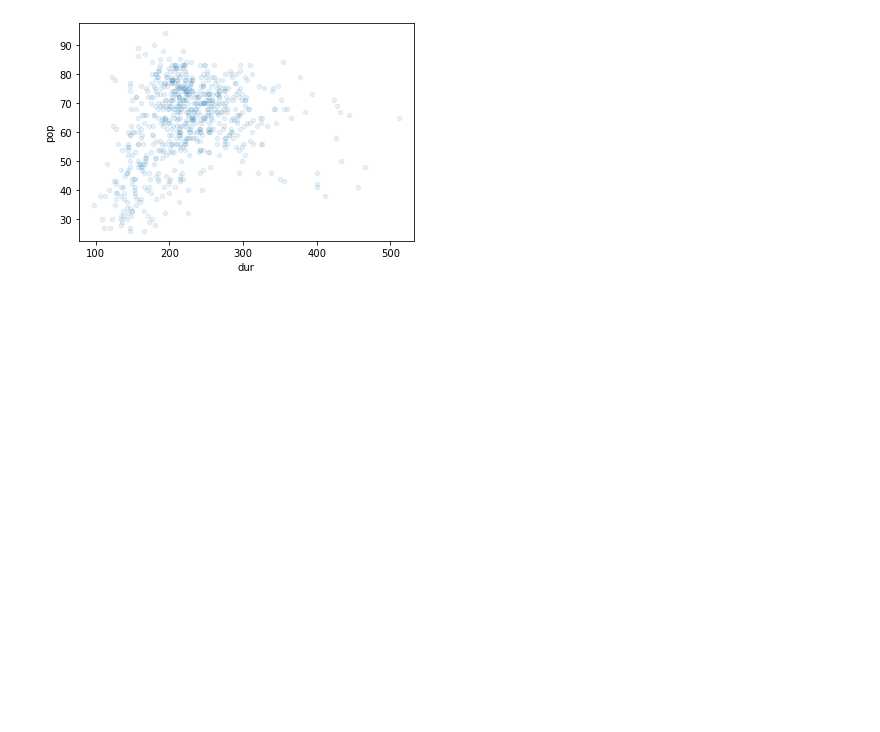
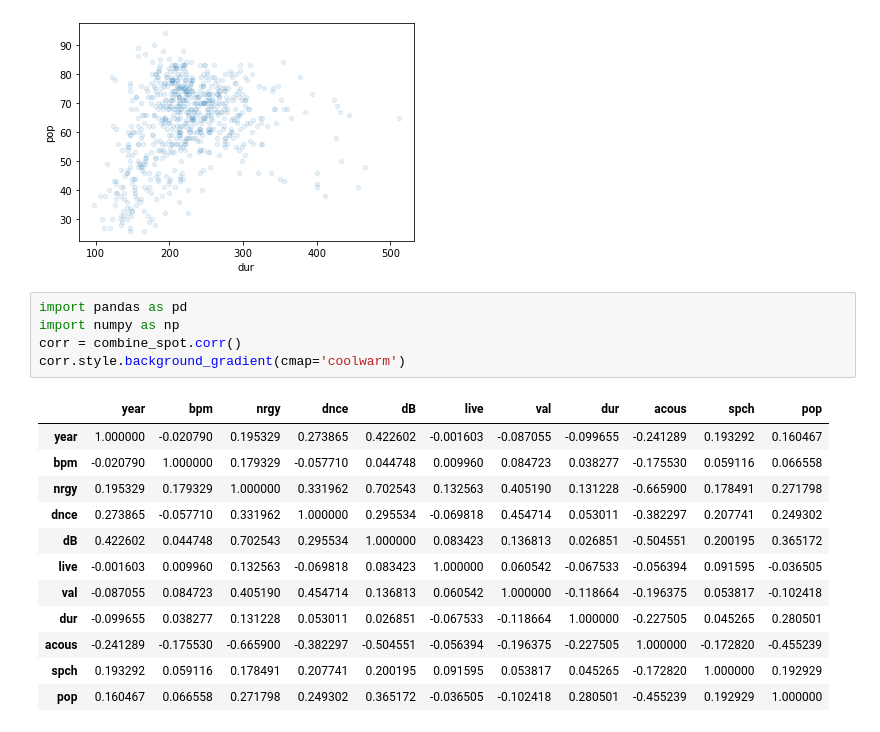
Before and after one commit to joebar200/CS986-final-final-, a Jupyter notebook: Check correlation in all data.ipynb, the cells around one changed output. Drawn from its saved outputs; the diff is of its cells as text; blank space fills up the shorter version.

```diff
--- a/Check correlation in all data.ipynb
+++ b/Check correlation in all data.ipynb
@@ -205,3 +228,21 @@ combine_spot.plot(kind="scatter", x="dur", y="pop",
 plt.show()
 # %% [output]
 [figure]
+# %%
+import pandas as pd
+import numpy as np
+corr = combine_spot.corr()
+corr.style.background_gradient(cmap='coolwarm')
+# %% [output]
+|  | year | bpm | nrgy | dnce | dB | live | val | dur | acous | spch | pop |
+| year | 1.000000 | -0.020790 | 0.195329 | 0.273865 | 0.422602 | -0.001603 | -0.087055 | -0.099655 | -0.241289 | 0.193292 | 0.160467 |
+| bpm | -0.020790 | 1.000000 | 0.179329 | -0.057710 | 0.044748 | 0.009960 | 0.084723 | 0.038277 | -0.175530 | 0.059116 | 0.066558 |
+| nrgy | 0.195329 | 0.179329 | 1.000000 | 0.331962 | 0.702543 | 0.132563 | 0.405190 | 0.131228 | -0.665900 | 0.178491 | 0.271798 |
+| dnce | 0.273865 | -0.057710 | 0.331962 | 1.000000 | 0.295534 | -0.069818 | 0.454714 | 0.053011 | -0.382297 | 0.207741 | 0.249302 |
+| dB | 0.422602 | 0.044748 | 0.702543 | 0.295534 | 1.000000 | 0.083423 | 0.136813 | 0.026851 | -0.504551 | 0.200195 | 0.365172 |
+| live | -0.001603 | 0.009960 | 0.132563 | -0.069818 | 0.083423 | 1.000000 | 0.060542 | -0.067533 | -0.056394 | 0.091595 | -0.036505 |
+| val | -0.087055 | 0.084723 | 0.405190 | 0.454714 | 0.136813 | 0.060542 | 1.000000 | -0.118664 | -0.196375 | 0.053817 | -0.102418 |
+| dur | -0.099655 | 0.038277 | 0.131228 | 0.053011 | 0.026851 | -0.067533 | -0.118664 | 1.000000 | -0.227505 | 0.045265 | 0.280501 |
+| acous | -0.241289 | -0.175530 | -0.665900 | -0.382297 | -0.504551 | -0.056394 | -0.196375 | -0.227505 | 1.000000 | -0.172820 | -0.455239 |
+| spch | 0.193292 | 0.059116 | 0.178491 | 0.207741 | 0.200195 | 0.091595 | 0.053817 | 0.045265 | -0.172820 | 1.000000 | 0.192929 |
+| pop | 0.160467 | 0.066558 | 0.271798 | 0.249302 | 0.365172 | -0.036505 | -0.102418 | 0.280501 | -0.455239 | 0.192929 | 1.000000 |
```
Also changed, not shown: parts of 4 cells of this notebook.
